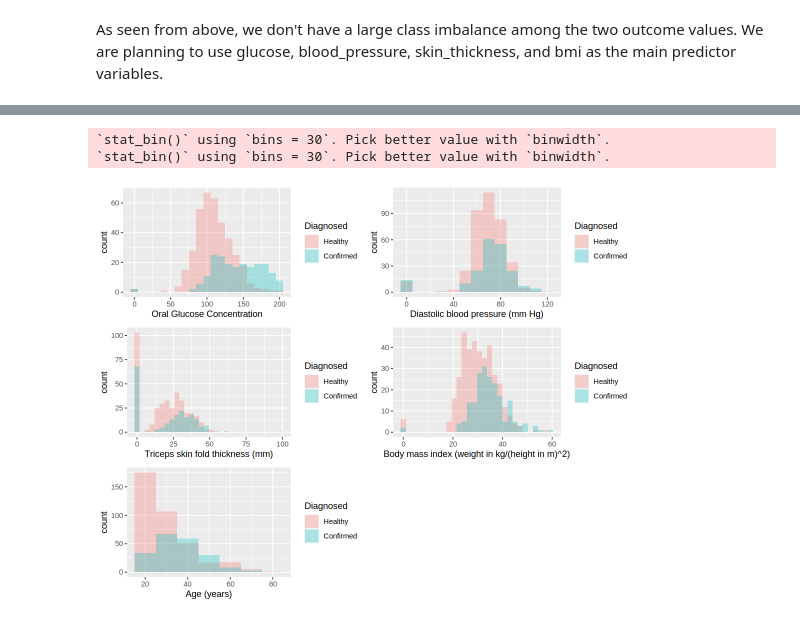
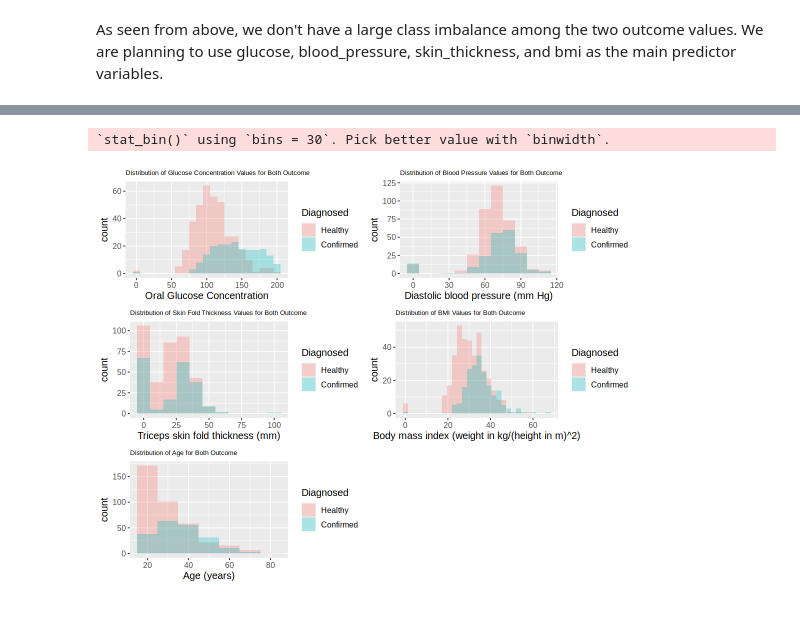
Before and after one commit to Nadav-Seg/dsci-100-2023w1-group-26, a Jupyter notebook: Group 26 - Group Project Proposal.ipynb, the cells around one changed output, grey strips where cells are left out. Cells and saved outputs as stored; diff of their text form; code cells hidden in the pictures.

```diff
--- a/Group 26 - Group Project Proposal.ipynb
+++ b/Group 26 - Group Project Proposal.ipynb
@@ -137,27 +134,36 @@ A tibble: 2 × 6
 # %%
 options(repr.plot.width = 9, repr.plot.height = 7)
 glucose_concentration_distribution <- ggplot(diabetes_training, aes(x = glucose, fill = outcome)) +
                                         geom_histogram(alpha = 0.3, position = "identity", binwidth = 10) +
-                                        labs(x = "Oral Glucose Concentration", fill = "Diagnosed")
+                                        labs(x = "Oral Glucose Concentration", fill = "Diagnosed") +
+                                        ggtitle("Distribution of Glucose Concentration Values for Both Outcome") +
+                                        theme(text = element_text(size = 12), plot.title = element_text(size = 8))
 
 blood_pressure_distribution <- ggplot(diabetes_training, aes(x = blood_pressure, fill = outcome)) +
                                         geom_histogram(alpha = 0.3, position = "identity", binwidth = 10) +
-                                        labs(x = "Diastolic blood pressure (mm Hg)", fill = "Diagnosed")
+                                        labs(x = "Diastolic blood pressure (mm Hg)", fill = "Diagnosed") +
+                                        ggtitle("Distribution of Blood Pressure Values for Both Outcome") +
+                                        theme(text = element_text(size = 12), plot.title = element_text(size = 8))
 
 skin_thickness_distribution <- ggplot(diabetes_training, aes(x = skin_thickness, fill = outcome)) +
-                                        geom_histogram(alpha = 0.3, position = "identity") +
-                                        labs(x = "Triceps skin fold thickness (mm)", fill = "Diagnosed")
+                                        geom_histogram(alpha = 0.3, position = "identity", binwidth = 10) +
+                                        labs(x = "Triceps skin fold thickness (mm)", fill = "Diagnosed") +
+                                        ggtitle("Distribution of Skin Fold Thickness Values for Both Outcome") +
+                                        theme(text = element_text(size = 12), plot.title = element_text(size = 8))
 
 bmi_distribution <- ggplot(diabetes_training, aes(x = bmi, fill = outcome)) +
                                         geom_histogram(alpha = 0.3, position = "identity") +
-                                        labs(x = "Body mass index (weight in kg/(height in m)^2)", fill = "Diagnosed")
+                                        labs(x = "Body mass index (weight in kg/(height in m)^2)", fill = "Diagnosed") +
+                                        ggtitle("Distribution of BMI Values for Both Outcome") +
+                                        theme(text = element_text(size = 12), plot.title = element_text(size = 8))
 
 age_distribution <- ggplot(diabetes_training, aes(x = age, fill = outcome)) +
                                         geom_histogram(alpha = 0.3, position = "identity", binwidth = 10) +
-                                        labs(x = "Age (years)", fill = "Diagnosed")
+                                        labs(x = "Age (years)", fill = "Diagnosed") +
+                                        ggtitle("Distribution of Age for Both Outcome") +
+                                        theme(text = element_text(size = 12), plot.title = element_text(size = 8))
 
 grid.arrange(glucose_concentration_distribution, blood_pressure_distribution, skin_thickness_distribution, bmi_distribution, age_distribution, nrow = 3)
 # %% [output]
 `stat_bin()` using `bins = 30`. Pick better value with `binwidth`.
-`stat_bin()` using `bins = 30`. Pick better value with `binwidth`.
-[figure, old version]
+[figure, new version]
```
Also changed, not shown: parts of 2 cells of this notebook.
